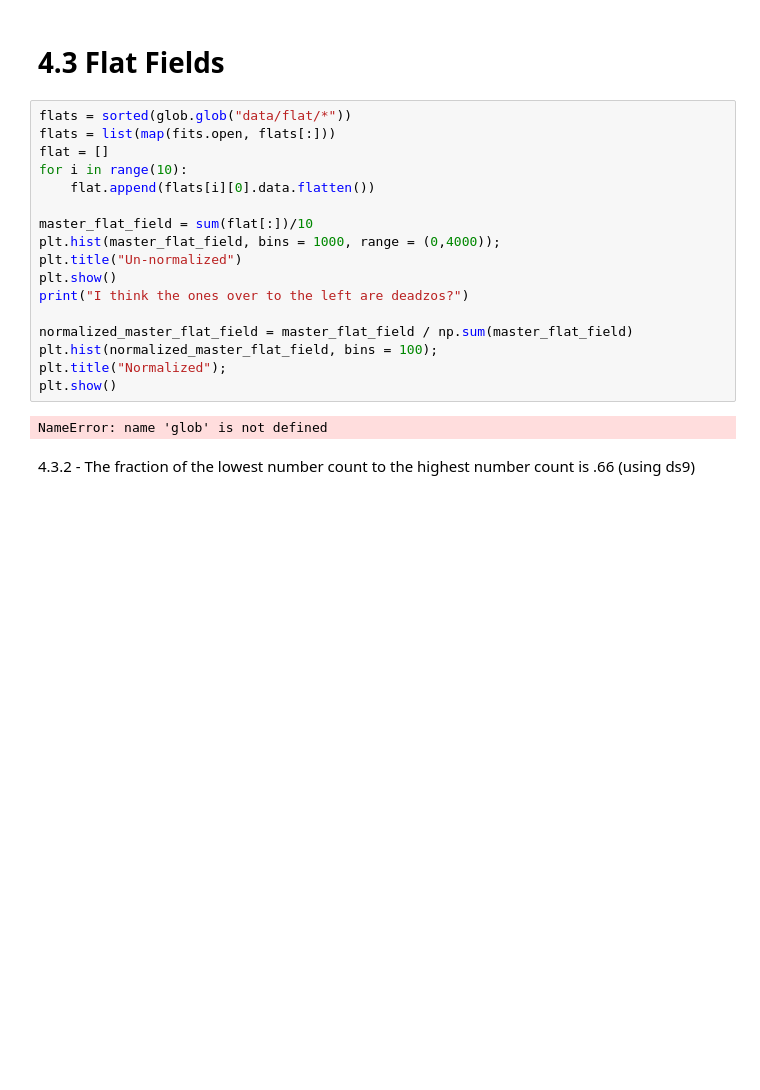
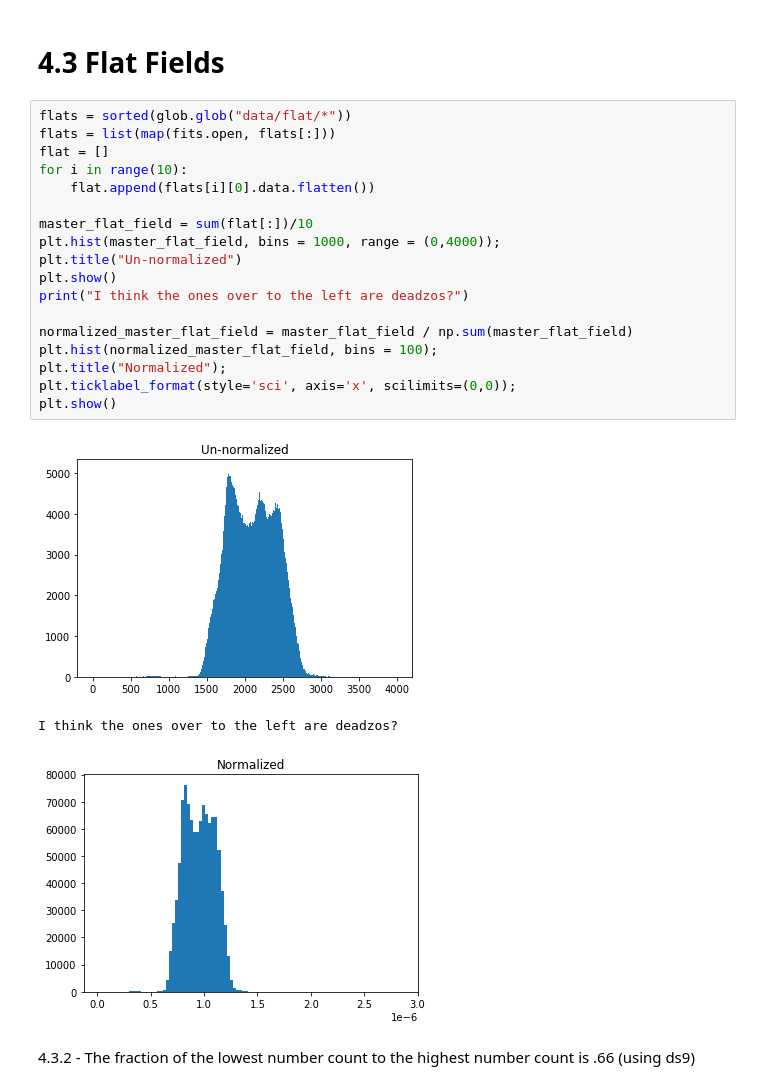
Before and after one commit to astro-kjc/AST443, a Jupyter notebook: Lab0/Lab0.ipynb, the cells around one changed output. Cells and saved outputs as stored; diff of their text form; blank space fills up the shorter version.

```diff
--- a/Lab0/Lab0.ipynb
+++ b/Lab0/Lab0.ipynb
@@ -259,22 +262,25 @@ Dark master reduced pct good:  100.0
 # %%
 flats = sorted(glob.glob("data/flat/*"))
 flats = list(map(fits.open, flats[:]))
 flat = []
 for i in range(10):
     flat.append(flats[i][0].data.flatten())
 
 master_flat_field = sum(flat[:])/10
 plt.hist(master_flat_field, bins = 1000, range = (0,4000));
 plt.title("Un-normalized")
 plt.show()
 print("I think the ones over to the left are deadzos?")
 
 normalized_master_flat_field = master_flat_field / np.sum(master_flat_field)
 plt.hist(normalized_master_flat_field, bins = 100);
 plt.title("Normalized");
+plt.ticklabel_format(style='sci', axis='x', scilimits=(0,0));
 plt.show()
 # %% [output]
+[figure, added]
-NameError: name 'glob' is not defined
+I think the ones over to the left are deadzos?
+[figure, added]
 # %% [markdown]
 4.3.2 - The fraction of the lowest number count to the highest number count is .66 (using ds9)
 # %%
```
Also changed, not shown: parts of 2 cells of this notebook.
